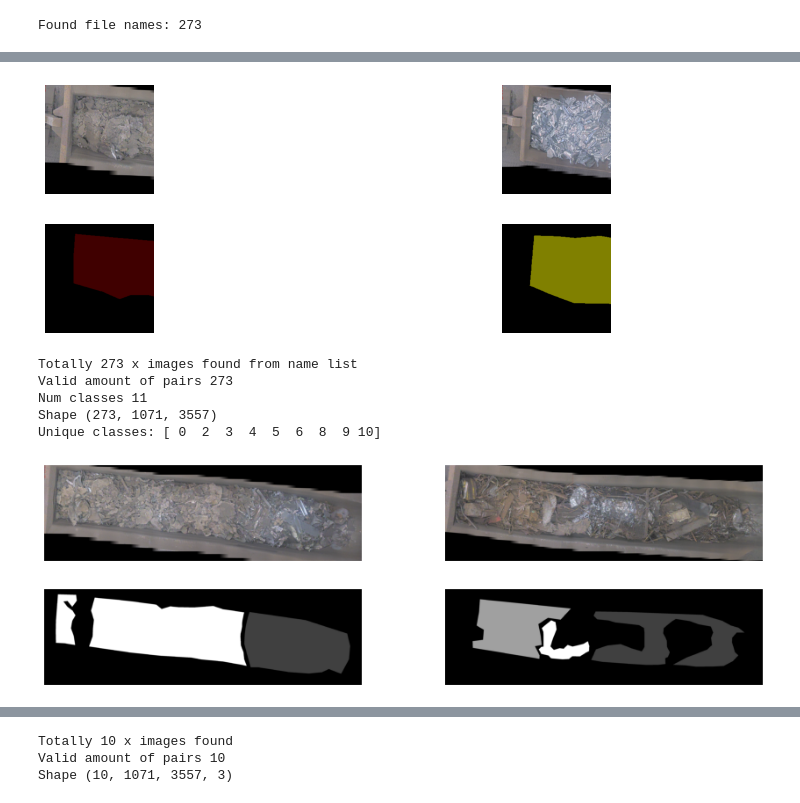
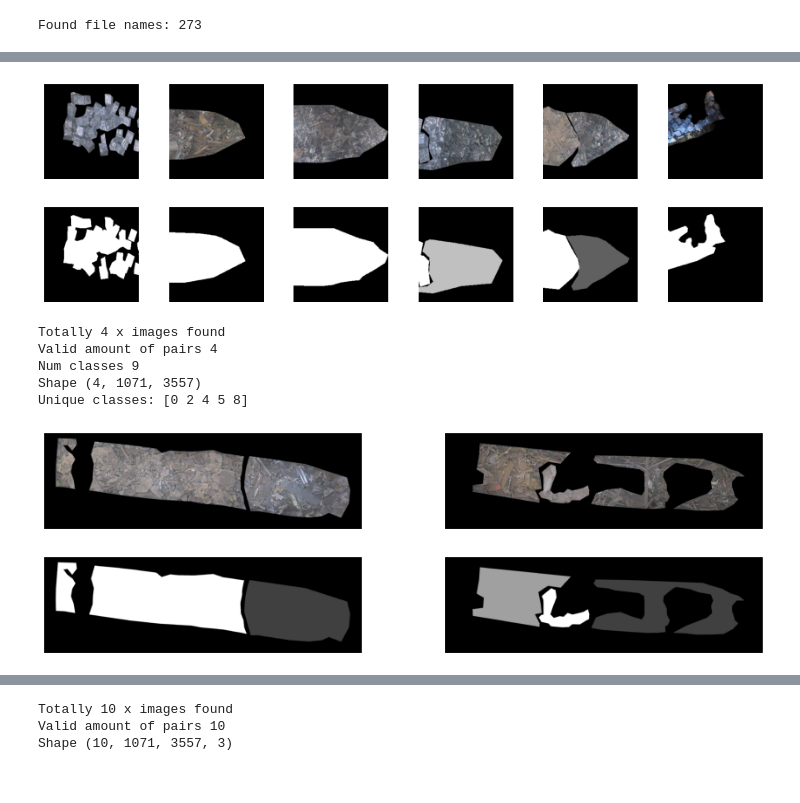
Before and after one commit to tunmustard/features_extractions, a Jupyter notebook: projects/scrapid/main_data_set_preparation.ipynb, the cells around one changed output, grey strips where cells are left out. Saved outputs shown, nothing was run; the diff lists cells and outputs as text; code cells hidden in the pictures.

```diff
--- a/projects/scrapid/main_data_set_preparation.ipynb
+++ b/projects/scrapid/main_data_set_preparation.ipynb
@@ -162,22 +299,27 @@ Valid amount of pairs 10
 # %%
 ####DEBUG CELL####
 ####TEST CELL#####
-x_load, y_load  = Image_generator.load_data(save_dir = save_dir, name="scrapid_11c_256x256_30_1")
+x_load, y_load  = Image_generator.load_data(save_dir = save_dir, name="scrapid_11c_256x256_608_1")
 
-dbug.show_images_list(x_load[:2], col_number = 2)
-dbug.show_images_list(y_load[:2], col_number = 2)
+dbug.show_images_list(x_load[:6], col_number = 6)
+
+if y_load.shape[-1] == SETUP_NUM_OF_CLASSES:
+    for c in range(SETUP_NUM_OF_CLASSES):
+        dbug.show_images_list(y_load[:6,...,c], col_number = 6)
+else:
+    dbug.show_images_list(y_load[:6], col_number = 6)
 # %% [output]
-[figure, old version]
+[figure, new version]
-[figure, old version]
+[figure, new version]
 # %%
 ###DEBUG CELL###
-###FROM ONE CHANNEL Y
+###FROM ONE CHANNEL Y. Type 1. Size 3557x1071
 ###Prepare X dataset, reading from directory
 
 images_x, images_y_raw = Image_generator.load_from_folders_xy(
-    save_dir_x = SETUP_BASE_DIR + "images/1_channel/images_protocols_matched",
-    save_dir_y = SETUP_BASE_DIR + "images/1_channel/masks",
-    name_list = filtered_list_input,
+    save_dir_x = SETUP_BASE_DIR + "images/1_channel/new_data_test2/images",
+    save_dir_y = SETUP_BASE_DIR + "images/1_channel/new_data_test2/annotations",
+    #name_list = filtered_list_input,
     size=(3557,1071),
     file_filter_regex = r'/([^/]+)\.png',
     cv_read_mode = SETUP_CV_READ_MODE,
@@ -191,10 +333,10 @@ print('Num classes', images_y_raw.max()+1)
 print('Shape',images_y_raw.shape)
 print('Unique classes:', np.unique(images_y_raw))
 # %% [output]
-Totally 273 x images found from name list
-Valid amount of pairs 273
-Num classes 11
-Shape (273, 1071, 3557)
-Unique classes: [ 0  2  3  4  5  6  8  9 10]
+Totally 4 x images found
+Valid amount of pairs 4
+Num classes 9
+Shape (4, 1071, 3557)
+Unique classes: [0 2 4 5 8]
-[figure, old version]
+[figure, new version]
 [figure]
```
Also changed, not shown: parts of 13 cells of this notebook, 5 other files.
